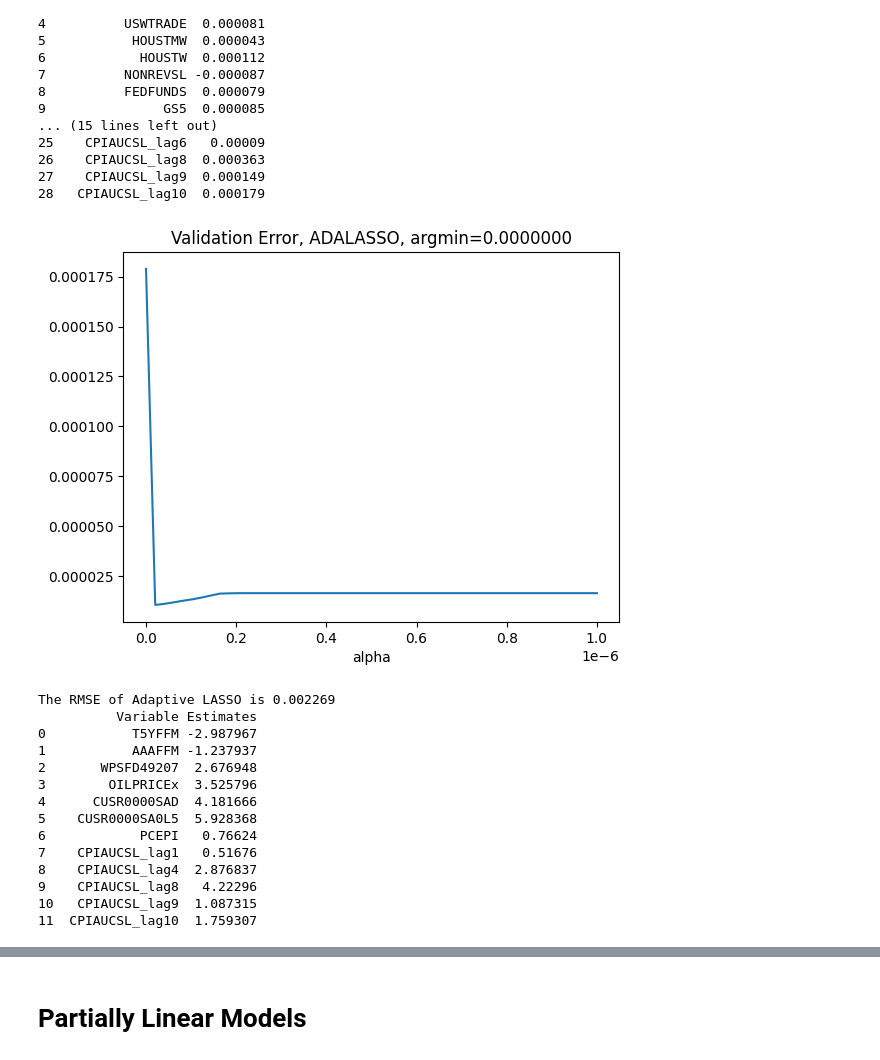
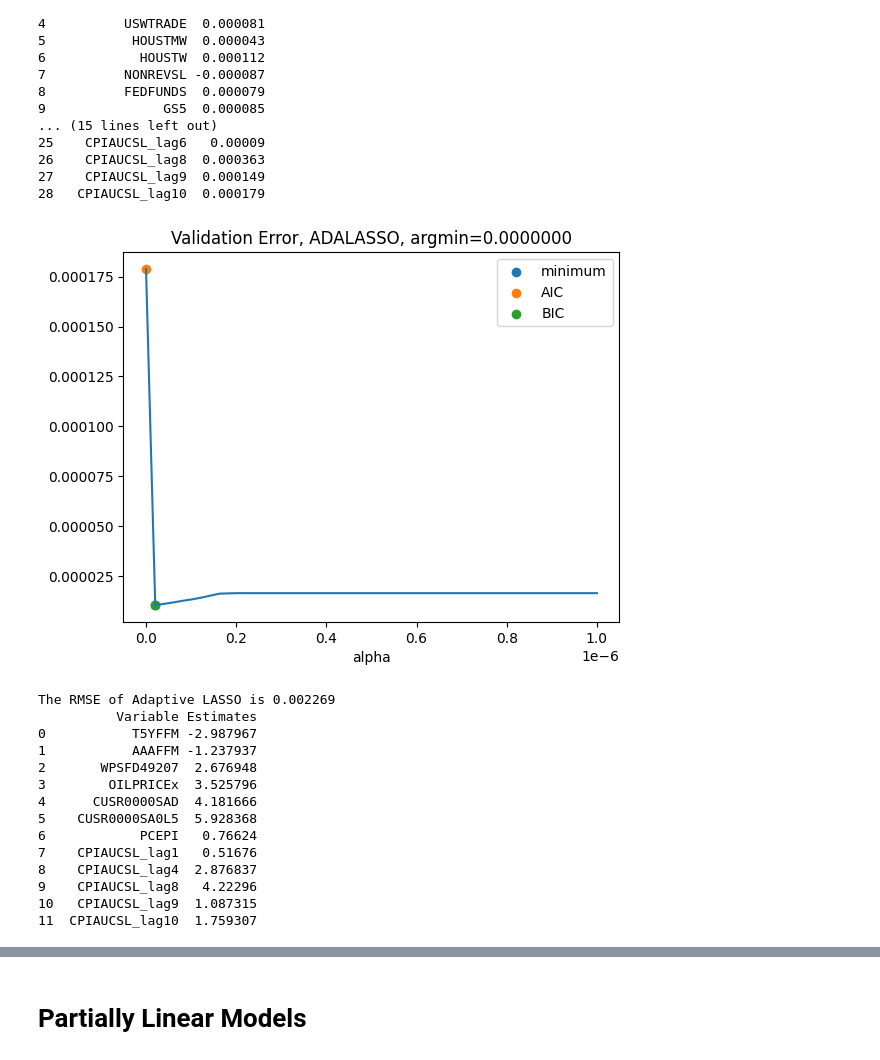
Before and after one commit to reccarneiro/ELL_2024, a Jupyter notebook: Inflation_Forecast/main-1st-day-MoM.ipynb, the cells around one changed output, grey strips where cells are left out. Drawn from its saved outputs; the diff is of its cells as text; code cells hidden in the pictures.

```diff
--- a/Inflation_Forecast/main-1st-day-MoM.ipynb
+++ b/Inflation_Forecast/main-1st-day-MoM.ipynb
@@ -171,14 +171,14 @@ plt.title('Validation Error, Rolling Average, argmin=%s'%str(average_n_list[min_
 plt.show()
 
 average_n = average_n_list[min_idx]
-test_err = np.zeros((n_test,))
+test_err_RA = np.zeros((n_test,))
 Y_long = pd.concat((Y_val, Y_test), axis=0)
 Y_hat = np.zeros((n_test,))
 for i in range(len(Y_test)):
     Y_hat[i] = np.mean(Y_long.iloc[i+n_val-average_n:i+n_val])
-    test_err[i] = Y_test.iloc[i] - Y_hat[i]
+    test_err_RA[i] = Y_test.iloc[i] - Y_hat[i]
 
-RMSE_RA = np.sqrt(np.mean(np.array(test_err)**2, axis=0))
+RMSE_RA = np.sqrt(np.mean(np.array(test_err_RA)**2, axis=0))
 print('The RMSE of RA model is %f'%RMSE_RA)
 # %% [output]
 [figure]
@@ -276,36 +349,56 @@ The RMSE of LASSO is 0.002253
 X_train_stzd_tilde = X_train_stzd*np.abs(Ridgemodel_dict[min_idx_ridge].coef_)
 X_val_stzd_tilde = X_val_stzd*np.abs(Ridgemodel_dict[min_idx_ridge].coef_)
 X_test_stzd_tilde = X_test_stzd*np.abs(Ridgemodel_dict[min_idx_ridge].coef_)
 
 # alpha_list = np.linspace(1e-14,0.0001,100)
 alpha_list = np.linspace(0,0.000001,50)
 val_err = np.zeros((n_val,len(alpha_list)))
+AIC = np.zeros((len(alpha_list),))
+BIC = np.zeros((len(alpha_list),))
 AdaLassomodel_dict = {}
 for cv_i, alpha in enumerate(alpha_list):
     AdaLassomodel_dict[cv_i] = Lasso(alpha=alpha, fit_intercept=True,  warm_start=True, random_state=seed)
     AdaLassomodel_dict[cv_i].fit(X_train_stzd_tilde, Y_train)
+
+    DF = np.sum(AdaLassomodel_dict[cv_i].coef_ !=0)
+    RSS = np.sum((Y_train-AdaLassomodel_dict[cv_i].predict(X_train_stzd_tilde))**2)
+    BIC[cv_i] = n_train*np.log(RSS) + DF*np.log(n_train)
+    AIC[cv_i] = n_train*np.log(RSS) + DF*2
+
     Y_hat = AdaLassomodel_dict[cv_i].predict(X_val_stzd_tilde)
     val_err[:, cv_i] = Y_val.values-Y_hat
 
 min_idx = np.argmin(np.mean(np.array(val_err)**2, axis=0))
 val_err_AdaLasso = np.mean(np.array(val_err)**2, axis=0)
+AdaLasso_alpha = val_err_AdaLasso[min_idx]
+
+
+min_idx_AIC = np.argmin(AIC)
+min_idx_BIC = np.argmin(BIC)
 
 plt.plot(alpha_list, val_err_AdaLasso)
+plt.scatter(alpha_list[min_idx],val_err_AdaLasso[min_idx],label='minimum')
+plt.scatter(alpha_list[min_idx_AIC],val_err_AdaLasso[min_idx_AIC],label='AIC')
+plt.scatter(alpha_list[min_idx_BIC],val_err_AdaLasso[min_idx_BIC],label='BIC')
+plt.legend()
 plt.xlabel('alpha')
 plt.title('Validation Error, ADALASSO, argmin=%0.7f'%alpha_list[min_idx])
 plt.show()
 
 Y_hat = AdaLassomodel_dict[min_idx].predict(X_test_stzd_tilde)
-test_err_Lasso = Y_test.values - Y_hat
-RMSE_AdaLasso = np.sqrt(np.sum(test_err_Lasso**2)/len(test_err_Lasso))
+test_err_AdaLasso = Y_test.values - Y_hat
+RMSE_AdaLasso = np.sqrt(np.sum(test_err_AdaLasso**2)/len(test_err_AdaLasso))
 print('The RMSE of Adaptive LASSO is %f'%RMSE_AdaLasso)
+
+
+AdaLasso_df = np.sum(AdaLassomodel_dict[min_idx].coef_ !=0)
 
 nonzero_beta = pd.DataFrame(((X_train_stzd.columns[AdaLassomodel_dict[min_idx].coef_ !=0],
                             AdaLassomodel_dict[min_idx].coef_[AdaLassomodel_dict[min_idx].coef_ !=0]))).T
 nonzero_beta.columns = ['Variable','Estimates']
 print(nonzero_beta)
 # %% [output]
-[figure, old version]
+[figure, new version]
 The RMSE of Adaptive LASSO is 0.002269
           Variable Estimates
 0           T5YFFM -2.987967
```
Also changed, not shown: parts of 13 cells of this notebook, 10 other files.
